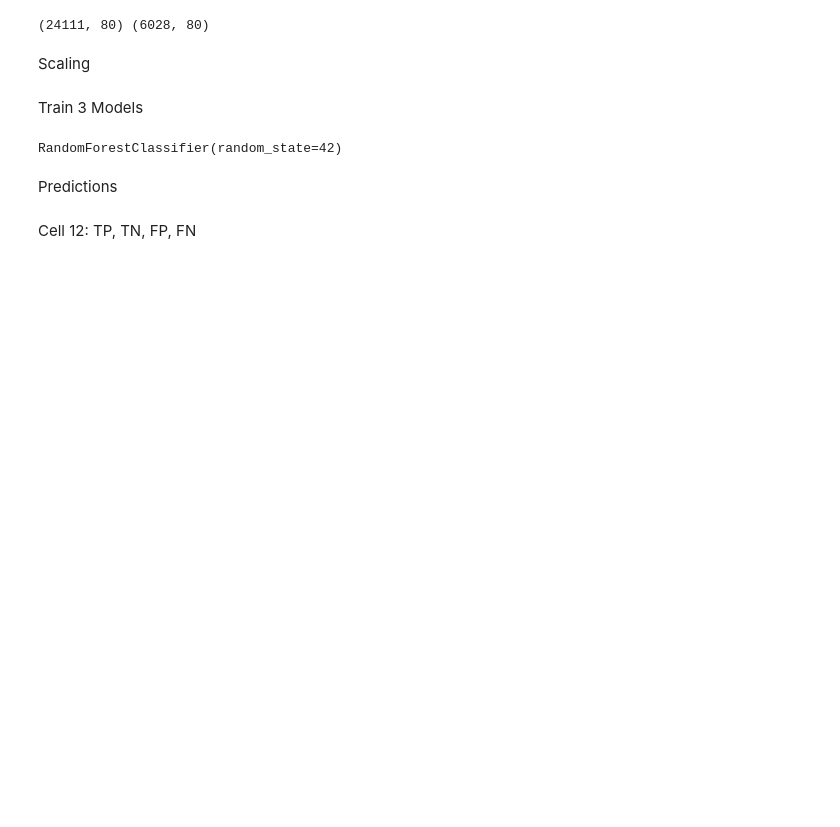
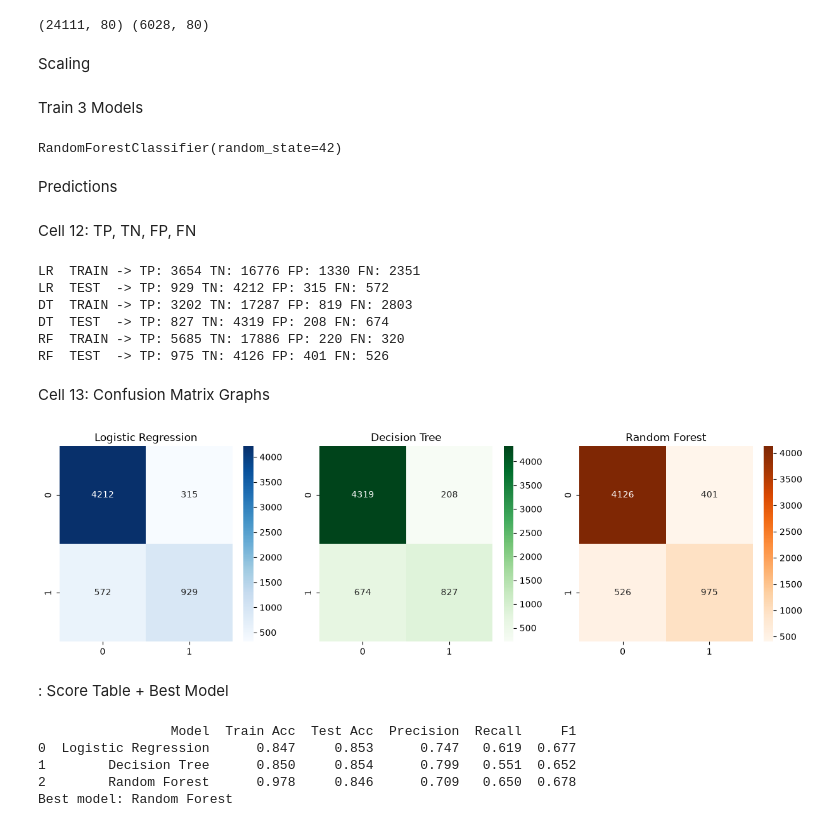
Before and after one commit to paramcgwala-crypto/param_pythonand_ml_turtle_graphic_proper_notation, a Jupyter notebook: basic_Tradition_programing_python/Ml_new_Project_omly_for_prctice/adult.ipynb, the cells around one changed output. Saved outputs shown, nothing was run; the diff lists cells and outputs as text; code cells hidden in the pictures; blank space fills up the shorter version.

```diff
--- a/basic_Tradition_programing_python/Ml_new_Project_omly_for_prctice/adult.ipynb
+++ b/basic_Tradition_programing_python/Ml_new_Project_omly_for_prctice/adult.ipynb
@@ -184,3 +166,72 @@ rf_tr = rf.predict(X_tr)  # RF ka train prediction
 rf_te = rf.predict(X_te)  # RF ka test prediction
 # %% [markdown]
 Cell 12: TP, TN, FP, FN
+# %%
+# ===== STEP 12: Train aur test ke liye TP, TN, FP, FN =====
+# TP = ameer ko ameer bola, TN = ameer nahi ko ameer nahi bola
+# FP = ameer nahi ko galti se ameer bola, FN = ameer ko galti se ameer nahi bola
+
+tn, fp, fn, tp = confusion_matrix(y_tr, lr_tr).ravel()  # LR train ki values
+print("LR  TRAIN -> TP:", tp, "TN:", tn, "FP:", fp, "FN:", fn)  # print karo
+tn, fp, fn, tp = confusion_matrix(y_te, lr_te).ravel()  # LR test ki values
+print("LR  TEST  -> TP:", tp, "TN:", tn, "FP:", fp, "FN:", fn)  # print karo
+
+tn, fp, fn, tp = confusion_matrix(y_tr, dt_tr).ravel()  # DT train ki values
+print("DT  TRAIN -> TP:", tp, "TN:", tn, "FP:", fp, "FN:", fn)  # print karo
+tn, fp, fn, tp = confusion_matrix(y_te, dt_te).ravel()  # DT test ki values
+print("DT  TEST  -> TP:", tp, "TN:", tn, "FP:", fp, "FN:", fn)  # print karo
+
+tn, fp, fn, tp = confusion_matrix(y_tr, rf_tr).ravel()  # RF train ki values
+print("RF  TRAIN -> TP:", tp, "TN:", tn, "FP:", fp, "FN:", fn)  # print karo
+tn, fp, fn, tp = confusion_matrix(y_te, rf_te).ravel()  # RF test ki values
+print("RF  TEST  -> TP:", tp, "TN:", tn, "FP:", fp, "FN:", fn)  # print karo
+# %% [output]
+LR  TRAIN -> TP: 3654 TN: 16776 FP: 1330 FN: 2351
+LR  TEST  -> TP: 929 TN: 4212 FP: 315 FN: 572
+DT  TRAIN -> TP: 3202 TN: 17287 FP: 819 FN: 2803
+DT  TEST  -> TP: 827 TN: 4319 FP: 208 FN: 674
+RF  TRAIN -> TP: 5685 TN: 17886 FP: 220 FN: 320
+RF  TEST  -> TP: 975 TN: 4126 FP: 401 FN: 526
+# %% [markdown]
+Cell 13: Confusion Matrix Graphs
+# %%
+# ===== STEP 13: Confusion matrix ke graph (test data) =====
+plt.figure(figsize=(15, 4))  # 3 graph ke liye bada figure
+
+plt.subplot(1, 3, 1)  # pehla graph
+sns.heatmap(confusion_matrix(y_te, lr_te), annot=True, fmt="d", cmap="Blues")  # LR ka matrix
+plt.title("Logistic Regression")  # title
+
+plt.subplot(1, 3, 2)  # doosra graph
+sns.heatmap(confusion_matrix(y_te, dt_te), annot=True, fmt="d", cmap="Greens")  # DT ka matrix
+plt.title("Decision Tree")  # title
+
+plt.subplot(1, 3, 3)  # teesra graph
+sns.heatmap(confusion_matrix(y_te, rf_te), annot=True, fmt="d", cmap="Oranges")  # RF ka matrix
+plt.title("Random Forest")  # title
+
+plt.show()  # sab graph dikhao
+# %% [output]
+[figure, added]
+# %% [markdown]
+: Score Table + Best Model
+# %%
+# ===== STEP 14: Sab models ki tulna karo =====
+res = pd.DataFrame({  # scores ki table banao
+    "Model": ["Logistic Regression", "Decision Tree", "Random Forest"],  # model ke naam
+    "Train Acc": [accuracy_score(y_tr, lr_tr), accuracy_score(y_tr, dt_tr), accuracy_score(y_tr, rf_tr)],  # train accuracy
+    "Test Acc": [accuracy_score(y_te, lr_te), accuracy_score(y_te, dt_te), accuracy_score(y_te, rf_te)],  # test accuracy
+    "Precision": [precision_score(y_te, lr_te), precision_score(y_te, dt_te), precision_score(y_te, rf_te)],  # precision
+    "Recall": [recall_score(y_te, lr_te), recall_score(y_te, dt_te), recall_score(y_te, rf_te)],  # recall
+    "F1": [f1_score(y_te, lr_te), f1_score(y_te, dt_te), f1_score(y_te, rf_te)],  # f1 score
+})
+print(res.round(3))  # table dikhao
+
+best = res.sort_values("F1", ascending=False).iloc[0]["Model"]  # sabse zyada F1 wala model
+print("Best model:", best)  # winner print karo
+# %% [output]
+                 Model  Train Acc  Test Acc  Precision  Recall     F1
+0  Logistic Regression      0.847     0.853      0.747   0.619  0.677
+1        Decision Tree      0.850     0.854      0.799   0.551  0.652
+2        Random Forest      0.978     0.846      0.709   0.650  0.678
+Best model: Random Forest
```
Also changed, not shown: parts of 5 cells of this notebook.
